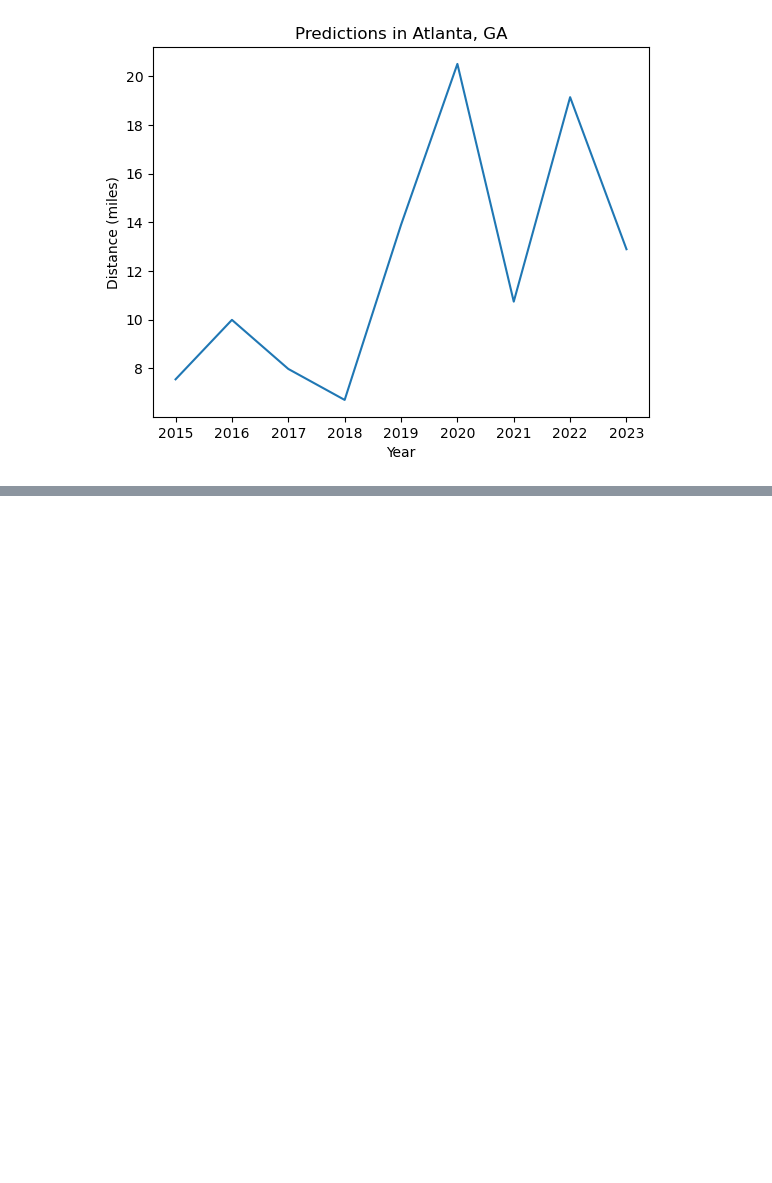
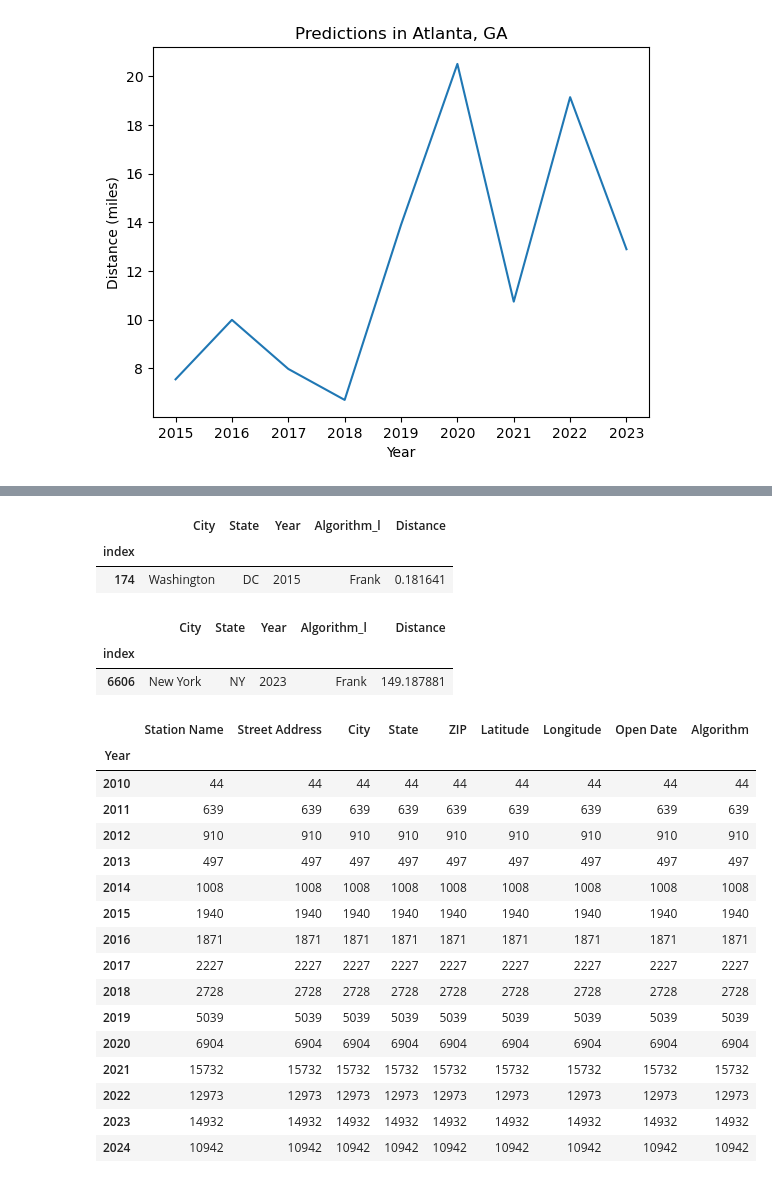
Before and after one commit to noahcasey21/ev_charging_predictor, a Jupyter notebook: experiments.ipynb, the cells around one changed output, grey strips where cells are left out. Cells and saved outputs as stored; diff of their text form; code cells hidden in the pictures; blank space fills up the shorter version.

```diff
--- a/experiments.ipynb
+++ b/experiments.ipynb
@@ -83,0 +110,36 @@ Text(0.5, 1.0, 'Predictions in Atlanta, GA')
+# %%
+df.loc[df['Distance'] == df['Distance'].min()]
+# %% [output]
+|  | City | State | Year | Algorithm_l | Distance |
+| index |  |  |  |  |  |
+| 174 | Washington | DC | 2015 | Frank | 0.181641 |
+# %%
+frank = df.loc[df['Algorithm_l'] == 'Frank']
+frank.loc[frank['Distance'] == frank['Distance'].max()]
+# %% [output]
+|  | City | State | Year | Algorithm_l | Distance |
+| index |  |  |  |  |  |
+| 6606 | New York | NY | 2023 | Frank | 149.187881 |
+# %%
+locations = pd.read_parquet('data/OpenStations.parquet')
+locations = locations.loc[locations['Year'] >= 2010]
+loc_count = locations.groupby('Year').count()
+loc_count
+# %% [output]
+|  | Station Name | Street Address | City | State | ZIP | Latitude | Longitude | Open Date | Algorithm |
+| Year |  |  |  |  |  |  |  |  |  |
+| 2010 | 44 | 44 | 44 | 44 | 44 | 44 | 44 | 44 | 44 |
+| 2011 | 639 | 639 | 639 | 639 | 639 | 639 | 639 | 639 | 639 |
+| 2012 | 910 | 910 | 910 | 910 | 910 | 910 | 910 | 910 | 910 |
+| 2013 | 497 | 497 | 497 | 497 | 497 | 497 | 497 | 497 | 497 |
+| 2014 | 1008 | 1008 | 1008 | 1008 | 1008 | 1008 | 1008 | 1008 | 1008 |
+| 2015 | 1940 | 1940 | 1940 | 1940 | 1940 | 1940 | 1940 | 1940 | 1940 |
+| 2016 | 1871 | 1871 | 1871 | 1871 | 1871 | 1871 | 1871 | 1871 | 1871 |
+| 2017 | 2227 | 2227 | 2227 | 2227 | 2227 | 2227 | 2227 | 2227 | 2227 |
+| 2018 | 2728 | 2728 | 2728 | 2728 | 2728 | 2728 | 2728 | 2728 | 2728 |
+| 2019 | 5039 | 5039 | 5039 | 5039 | 5039 | 5039 | 5039 | 5039 | 5039 |
+| 2020 | 6904 | 6904 | 6904 | 6904 | 6904 | 6904 | 6904 | 6904 | 6904 |
+| 2021 | 15732 | 15732 | 15732 | 15732 | 15732 | 15732 | 15732 | 15732 | 15732 |
+| 2022 | 12973 | 12973 | 12973 | 12973 | 12973 | 12973 | 12973 | 12973 | 12973 |
+| 2023 | 14932 | 14932 | 14932 | 14932 | 14932 | 14932 | 14932 | 14932 | 14932 |
+| 2024 | 10942 | 10942 | 10942 | 10942 | 10942 | 10942 | 10942 | 10942 | 10942 |
```
Also changed, not shown: parts of 4 cells of this notebook.
